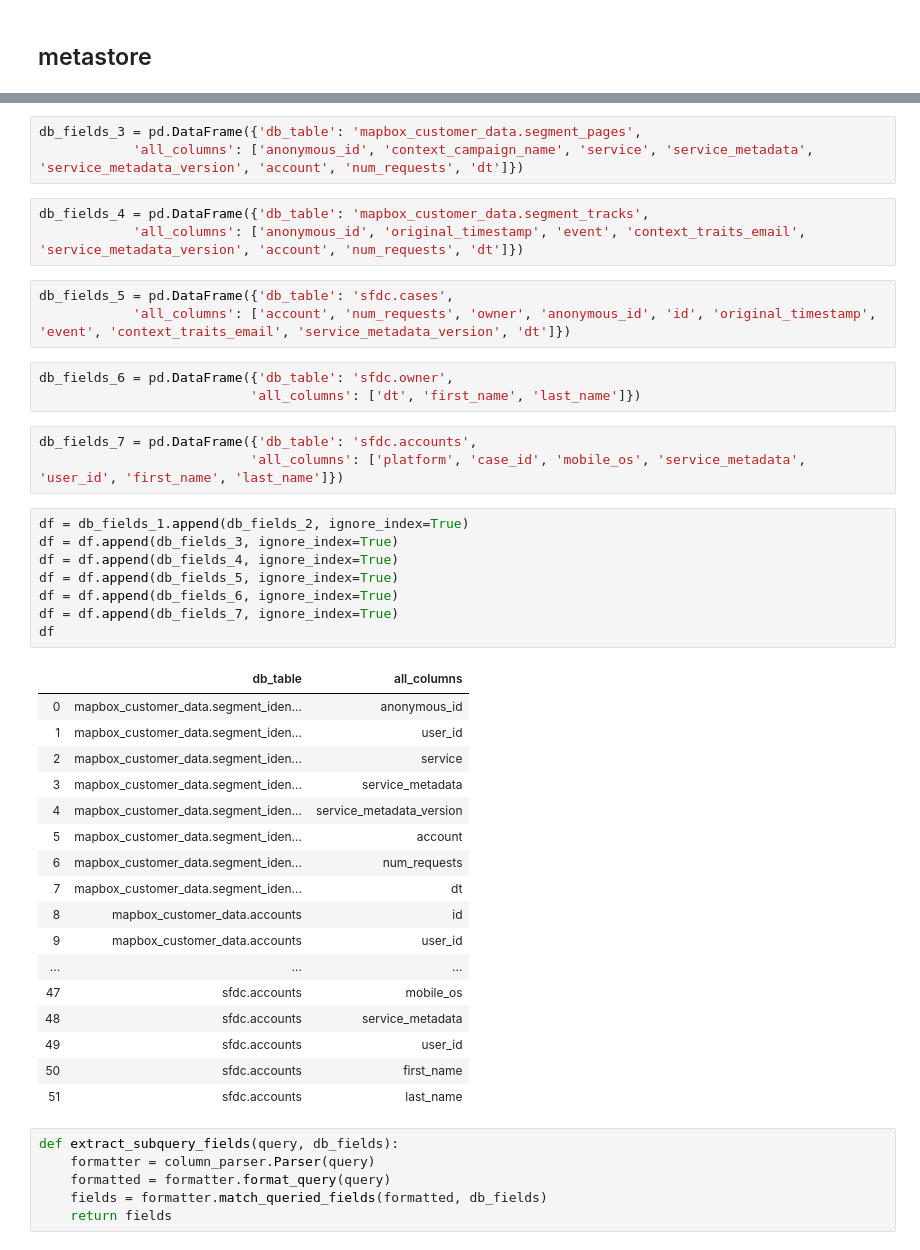
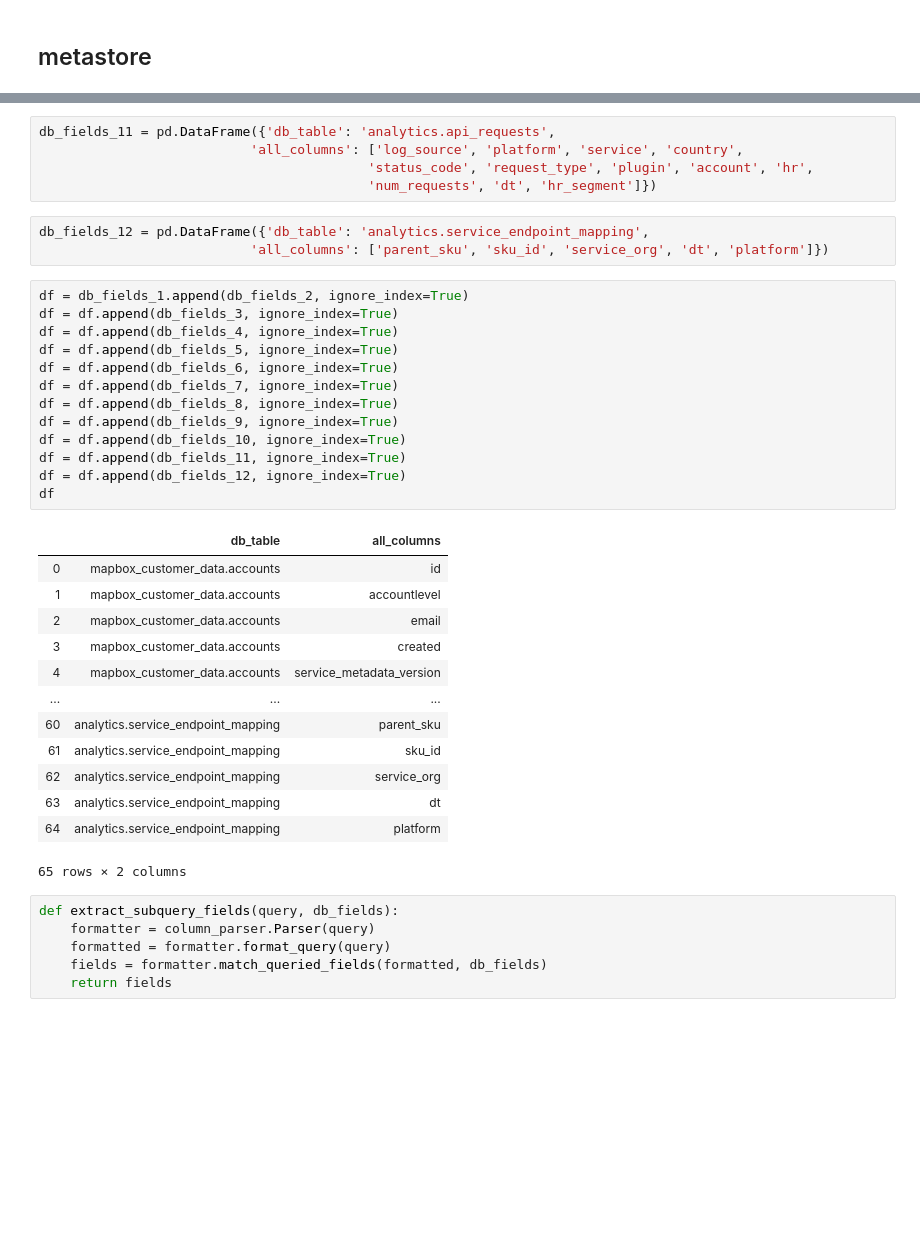
Before and after one commit to vickyjkwan/sqlanalyzer, a Jupyter notebook: parsing_pure.ipynb, the cells around one changed output, grey strips where cells are left out. Drawn from its saved outputs; the diff is of its cells as text; blank space fills up the shorter version.

```diff
--- a/parsing_pure.ipynb
+++ b/parsing_pure.ipynb
@@ -36,44 +64,38 @@ db_fields_2 = pd.DataFrame({'db_table': 'mapbox_customer_data.accounts',
 # %%
-db_fields_3 = pd.DataFrame({'db_table': 'mapbox_customer_data.segment_pages',
-            'all_columns': ['anonymous_id', 'context_campaign_name', 'service', 'service_metadata', 'service_metadata_version', 'account', 'num_requests', 'dt']})
+db_fields_11 = pd.DataFrame({'db_table': 'analytics.api_requests',
+                           'all_columns': ['log_source', 'platform', 'service', 'country',
+                                          'status_code', 'request_type', 'plugin', 'account', 'hr',
+                                          'num_requests', 'dt', 'hr_segment']})
-# %%
-db_fields_4 = pd.DataFrame({'db_table': 'mapbox_customer_data.segment_tracks',
-            'all_columns': ['anonymous_id', 'original_timestamp', 'event', 'context_traits_email', 'service_metadata_version', 'account', 'num_requests', 'dt']})
-# %%
-db_fields_5 = pd.DataFrame({'db_table': 'sfdc.cases',
-            'all_columns': ['account', 'num_requests', 'owner', 'anonymous_id', 'id', 'original_timestamp', 'event', 'context_traits_email', 'service_metadata_version', 'dt']})
 # %%
-db_fields_6 = pd.DataFrame({'db_table': 'sfdc.owner',
-                           'all_columns': ['dt', 'first_name', 'last_name']})
+db_fields_12 = pd.DataFrame({'db_table': 'analytics.service_endpoint_mapping',
+                           'all_columns': ['parent_sku', 'sku_id', 'service_org', 'dt', 'platform']})
-# %%
-db_fields_7 = pd.DataFrame({'db_table': 'sfdc.accounts',
-                           'all_columns': ['platform', 'case_id', 'mobile_os', 'service_metadata', 'user_id', 'first_name', 'last_name']})
 # %%
 df = db_fields_1.append(db_fields_2, ignore_index=True)
 df = df.append(db_fields_3, ignore_index=True)
 df = df.append(db_fields_4, ignore_index=True)
 df = df.append(db_fields_5, ignore_index=True)
 df = df.append(db_fields_6, ignore_index=True)
 df = df.append(db_fields_7, ignore_index=True)
+df = df.append(db_fields_8, ignore_index=True)
+df = df.append(db_fields_9, ignore_index=True)
+df = df.append(db_fields_10, ignore_index=True)
+df = df.append(db_fields_11, ignore_index=True)
+df = df.append(db_fields_12, ignore_index=True)
 df
 # %% [output]
 |  | db_table | all_columns |
-| 0 | mapbox_customer_data.segment_iden... | anonymous_id |
-| 1 | mapbox_customer_data.segment_iden... | user_id |
-| 2 | mapbox_customer_data.segment_iden... | service |
-| 3 | mapbox_customer_data.segment_iden... | service_metadata |
-| 4 | mapbox_customer_data.segment_iden... | service_metadata_version |
-| 5 | mapbox_customer_data.segment_iden... | account |
-| 6 | mapbox_customer_data.segment_iden... | num_requests |
-| 7 | mapbox_customer_data.segment_iden... | dt |
-| 8 | mapbox_customer_data.accounts | id |
-| 9 | mapbox_customer_data.accounts | user_id |
+| 0 | mapbox_customer_data.accounts | id |
+| 1 | mapbox_customer_data.accounts | accountlevel |
+| 2 | mapbox_customer_data.accounts | email |
+| 3 | mapbox_customer_data.accounts | created |
+| 4 | mapbox_customer_data.accounts | service_metadata_version |
 | ... | ... | ... |
-| 47 | sfdc.accounts | mobile_os |
-| 48 | sfdc.accounts | service_metadata |
-| 49 | sfdc.accounts | user_id |
-| 50 | sfdc.accounts | first_name |
-| 51 | sfdc.accounts | last_name |
+| 60 | analytics.service_endpoint_mapping | parent_sku |
+| 61 | analytics.service_endpoint_mapping | sku_id |
+| 62 | analytics.service_endpoint_mapping | service_org |
+| 63 | analytics.service_endpoint_mapping | dt |
+| 64 | analytics.service_endpoint_mapping | platform |
+65 rows × 2 columns
 # %%
 def extract_subquery_fields(query, db_fields):
     formatter = column_parser.Parser(query)
```
Also changed, not shown: parts of 14 cells of this notebook, 7 other files.
